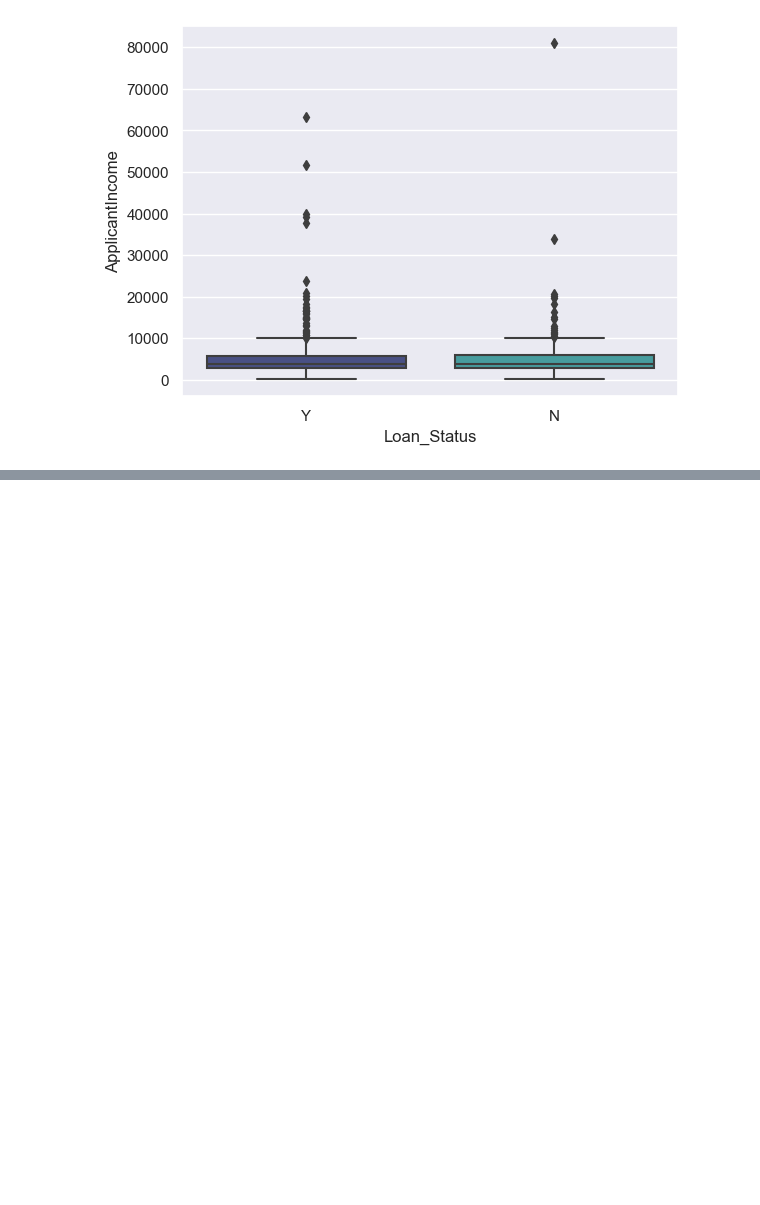
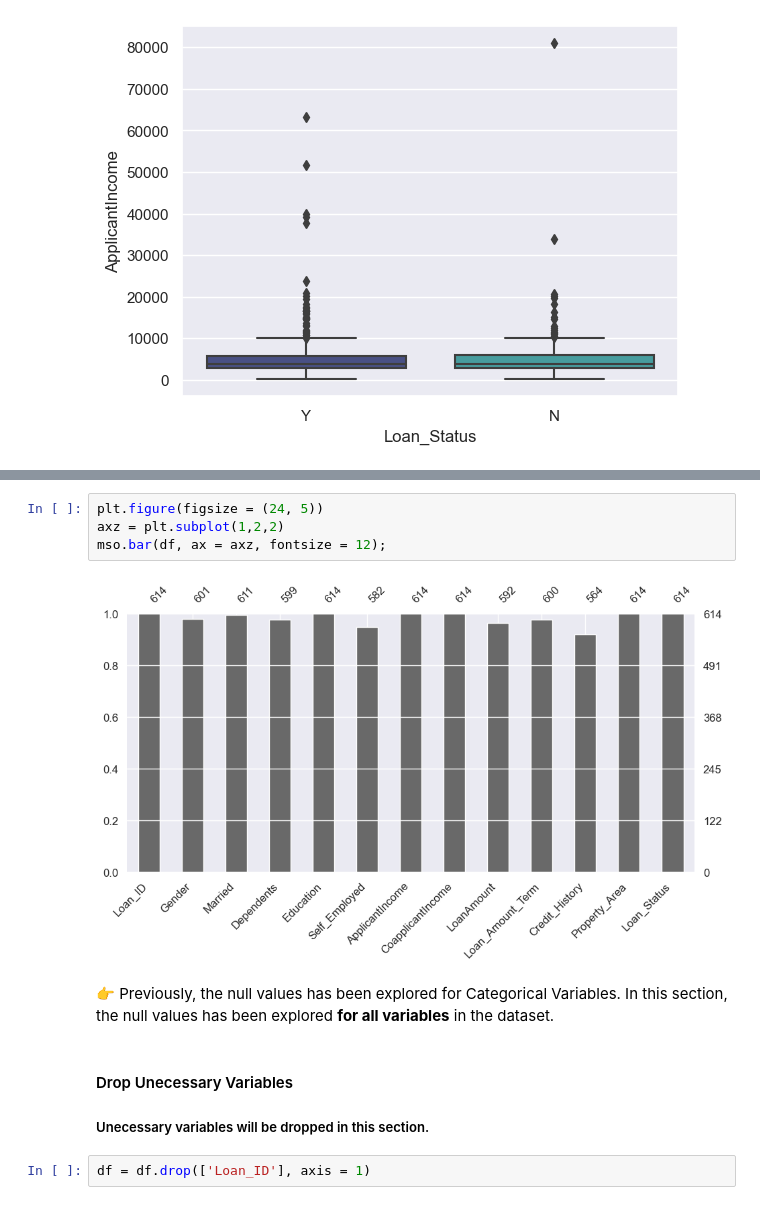
Before and after one commit to kobebaffour/machine_learning, a Jupyter notebook: Loan Prediction/loan_prediction_nm.ipynb, the cells around one changed output, grey strips where cells are left out. Drawn from its saved outputs; the diff is of its cells as text; blank space fills up the shorter version.

```diff
--- a/Loan Prediction/loan_prediction_nm.ipynb
+++ b/Loan Prediction/loan_prediction_nm.ipynb
@@ -447,0 +499,13 @@ sns.boxplot(x="Loan_Status", y="ApplicantIncome", data=df, palette="mako");
+# %%
+plt.figure(figsize = (24, 5))
+axz = plt.subplot(1,2,2)
+mso.bar(df, ax = axz, fontsize = 12);
+# %% [output]
+[figure, added]
+# %% [markdown]
+👉 Previously, the null values has been explored for Categorical Variables. In this section, the null values has been explored **for all variables** in the dataset.
+# %% [markdown]
+#### Drop Unecessary Variables
+##### Unecessary variables will be dropped in this section.
+# %%
+df = df.drop(['Loan_ID'], axis = 1)
```
Also changed, not shown: parts of 15 cells of this notebook.
